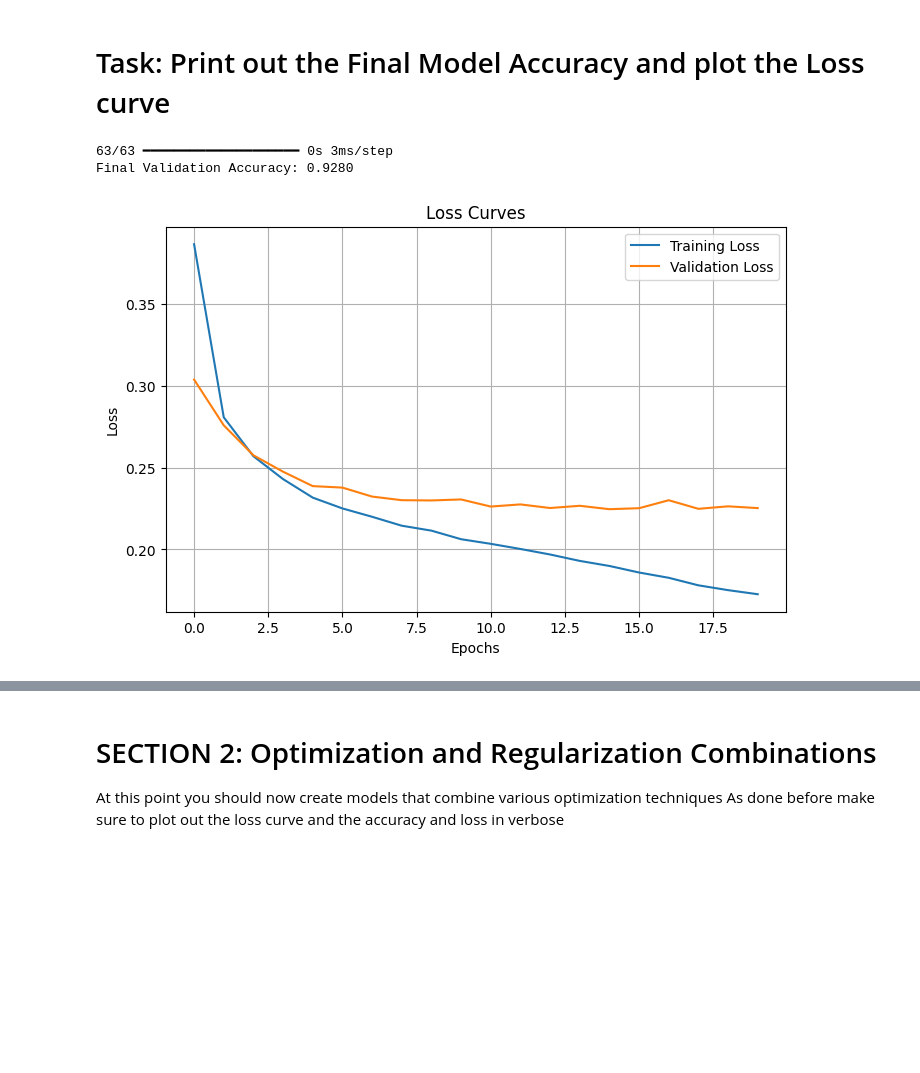
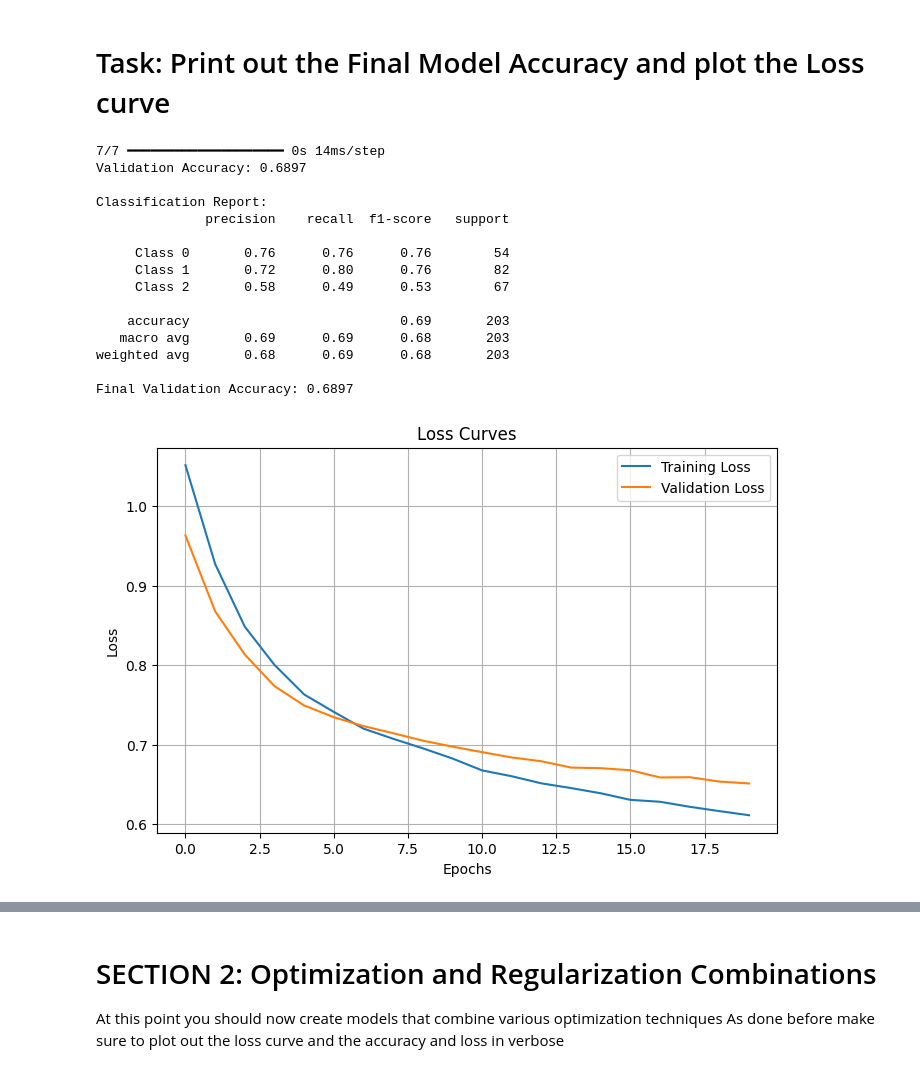
Before and after one commit to jkeza1/Maternal_Health_Summative, a Jupyter notebook: Summative_Intro_to_ml_Keza_Joan_assignment.ipynb, the cells around one changed output, grey strips where cells are left out. Cells and saved outputs as stored; diff of their text form; code cells hidden in the pictures; blank space fills up the shorter version.

```diff
--- a/Summative_Intro_to_ml_Keza_Joan_assignment.ipynb
+++ b/Summative_Intro_to_ml_Keza_Joan_assignment.ipynb
@@ -111,14 +111,13 @@ df['RiskLevel'] = le.fit_transform(df['RiskLevel'])  # 0=Low, 1=Medium, 2=High
 X = df.drop('RiskLevel', axis=1)
 y = df['RiskLevel']
 # %%
+# Data splitting (as you already have)
 X_train_val, X_test, y_train_val, y_test = train_test_split(
     X, y,
     test_size=0.2,
     stratify=y,
     random_state=42,
-
 )
-
 
 X_train, X_val, y_train, y_val = train_test_split(
     X_train_val, y_train_val,
@@ -132,3 +131,13 @@ scaler = StandardScaler()
 X_train_scaled = scaler.fit_transform(X_train)
 X_val_scaled = scaler.transform(X_val)
 X_test_scaled = scaler.transform(X_test)
+
+
+rf_model = RandomForestClassifier(random_state=42)
+param_grid = {
+    'n_estimators': [100, 200],
+    'max_depth': [None, 10, 20],
+    'min_samples_split': [2, 5],
+    'max_features': ['sqrt', 'log2']
+}
+rf_grid = GridSearchCV(rf_model, param_grid, cv=5, scoring='f1_weighted', verbose=1, n_jobs=-1)
@@ -203,6 +144,7 @@ Training data shape: (6000, 20)
 # %%
+
 print("Training RandomForest with GridSearch...")
-rf_grid.fit(X_train_scaled_orig, y_train_orig)
+rf_grid.fit(X_train_scaled, y_train)
 # %% [output]
 Training RandomForest with GridSearch...
 Fitting 5 folds for each of 24 candidates, totalling 120 fits
@@ -310,12 +249,12 @@ def define_model(input_shape,
     if dropout > 0:
         model.add(Dropout(dropout))
     model.add(Dense(32, activation='relu', kernel_regularizer=regularizer))
-    model.add(Dense(1, activation='sigmoid'))
+    model.add(Dense(3, activation='softmax'))
 
     num_layers = 3
 
     # Compile model
-    model.compile(optimizer=optimizer, loss='binary_crossentropy', metrics=['accuracy'])
+    model.compile(optimizer=optimizer, loss='sparse_categorical_crossentropy', metrics=['accuracy'])
 
     # Callbacks
     callbacks = []
@@ -448,30 +353,51 @@ Epoch 20/20
 # %% [markdown]
 # Task: Print out the Final Model Accuracy and plot the Loss curve
 # %%
-import matplotlib.pyplot as plt
-from sklearn.metrics import accuracy_score
+from sklearn.metrics import accuracy_score, classification_report
+import numpy as np
 
-# 1. Predict on validation data and calculate accuracy
+# Predict class probabilities (shape: [samples, 3])
 y_val_pred_prob = model1.predict(X_val_scaled)
-y_val_pred = (y_val_pred_prob > 0.5).astype(int)
+
+# Get predicted class indices (0, 1, or 2)
+y_val_pred = np.argmax(y_val_pred_prob, axis=1)
+
+# Calculate accuracy
 val_accuracy = accuracy_score(y_val, y_val_pred)
+print(f"Validation Accuracy: {val_accuracy:.4f}")
 
+# Detailed report
+print("\nClassification Report:")
+print(classification_report(y_val, y_val_pred, target_names=['Class 0', 'Class 1', 'Class 2']))
 print(f"Final Validation Accuracy: {val_accuracy:.4f}")
 
 # 2. Plot training and validation loss curves
 plt.figure(figsize=(8, 5))
 plt.plot(history1.history['loss'], label='Training Loss')
 plt.plot(history1.history['val_loss'], label='Validation Loss')
 plt.title('Loss Curves')
 plt.xlabel('Epochs')
 plt.ylabel('Loss')
 plt.legend()
 plt.grid(True)
 plt.show()
 # %% [output]
-63/63 ━━━━━━━━━━━━━━━━━━━━ 0s 3ms/step
-Final Validation Accuracy: 0.9280
+7/7 ━━━━━━━━━━━━━━━━━━━━ 0s 14ms/step
+Validation Accuracy: 0.6897
+
+Classification Report:
+              precision    recall  f1-score   support
+
+     Class 0       0.76      0.76      0.76        54
+     Class 1       0.72      0.80      0.76        82
+     Class 2       0.58      0.49      0.53        67
+
+    accuracy                           0.69       203
+   macro avg       0.69      0.69      0.68       203
+weighted avg       0.68      0.69      0.68       203
+
+Final Validation Accuracy: 0.6897
-[figure, old version]
+[figure, new version]
 # %%
 import numpy as np
 import matplotlib.pyplot as plt
```
Also changed, not shown: parts of 39 cells of this notebook.
